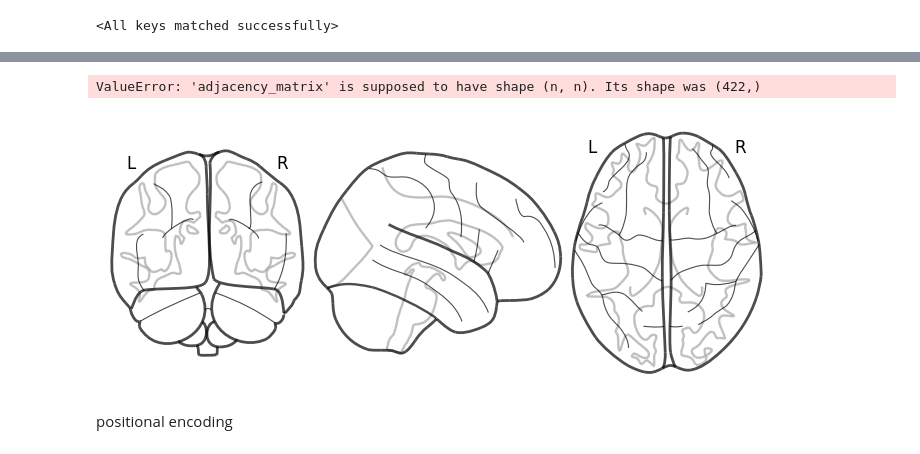
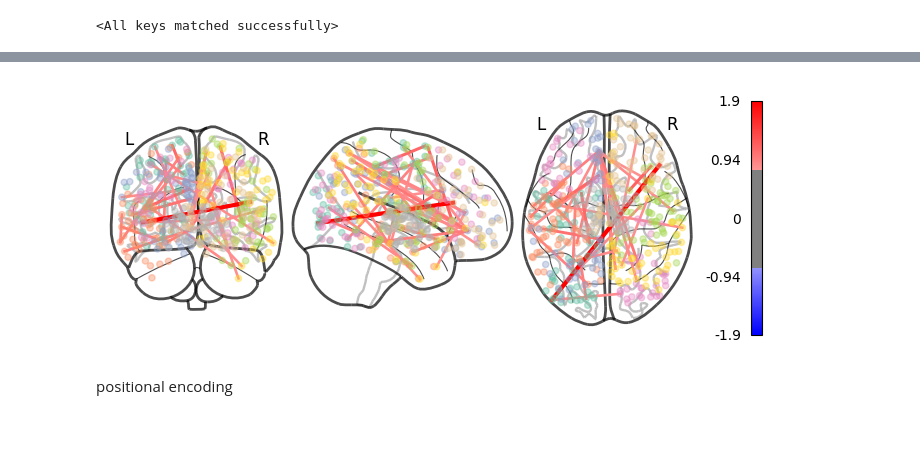
Before and after one commit to myxa/Open_Close_GNN, a Jupyter notebook: notebooks/model_explanation.ipynb, the cells around one changed output, grey strips where cells are left out. Drawn from its saved outputs; the diff is of its cells as text; code cells hidden in the pictures.

Commit message:
explanations,negative threshold adjacency,f1 added

```diff
--- a/notebooks/model_explanation.ipynb
+++ b/notebooks/model_explanation.ipynb
@@ -26,7 +26,7 @@ noised_open  = np.load('../data/new/raw/noised_open.npy')
 # %%
 full_dataset = OpenCloseDataset(datafolder='../data/new',
                                 open_file=open_file, close_file=close_file,
-                                reload=True, k_degree=None,
+                                reload=True, k_degree=None, threshold=0.3,
                                 noise_n=25, noise_close=noised_close, noise_open=noised_open)
 # %% [output]
 Processing...
@@ -126,5 +132,5 @@ def explain(method, data, target=0):
     return edge_mask
 
 
-idx = 0
+idx = 9
 edge_mask = explain(method='saliency', data=test_dataset[idx], target=test_dataset[idx].y)
@@ -131,3 +157,10 @@ edge_mask = explain(method='saliency', data=test_dataset[idx], target=test_datas
+# %%
+edge_mask_dict = defaultdict(float)
+for val, u, v in list(zip(edge_mask, *data.edge_index)):
+    u, v = u.item(), v.item()
+    if u > v:
+        u, v = v, u
+    edge_mask_dict[(u, v)] += val
 # %%
 from collections import defaultdict
 def aggregate_edge_directions(edge_mask, data):
@@ -213,10 +233,10 @@ for i in range(422):
 # %%
 from nilearn.plotting import plot_connectome
 
-plot_connectome(matr[0], hcp[['X', 'Y', 'Z']].values);
+plot_connectome(np.where(matr, matr, matr.T), hcp[['X', 'Y', 'Z']].values,
+                node_size=20, edge_threshold=0.8, colorbar=True, node_kwargs={'alpha': 0.4});
 # %% [output]
-ValueError: 'adjacency_matrix' is supposed to have shape (n, n). Its shape was (422,)
-[figure, old version]
+[figure, new version]
 # %% [markdown]
 positional encoding
 # %%
```
Also changed, not shown: parts of 17 cells of this notebook, 4 other files.
